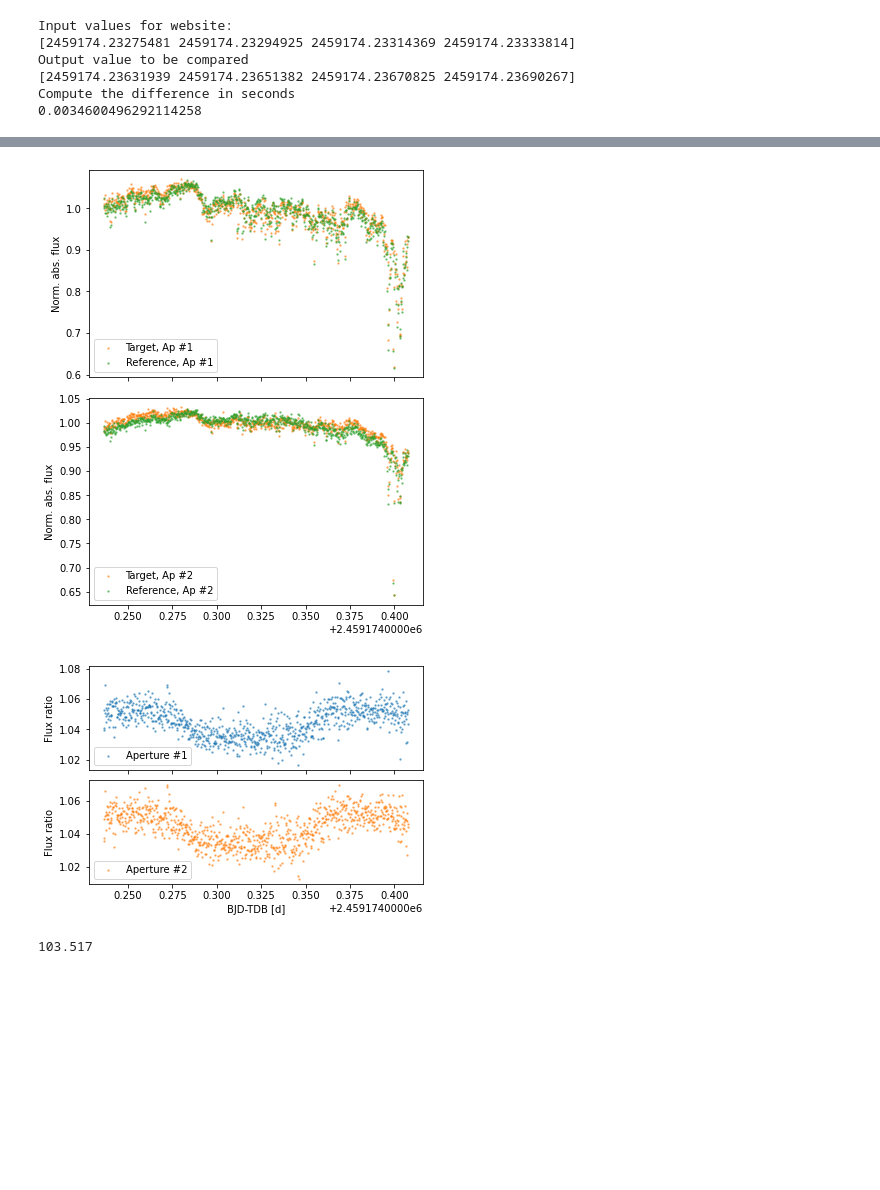
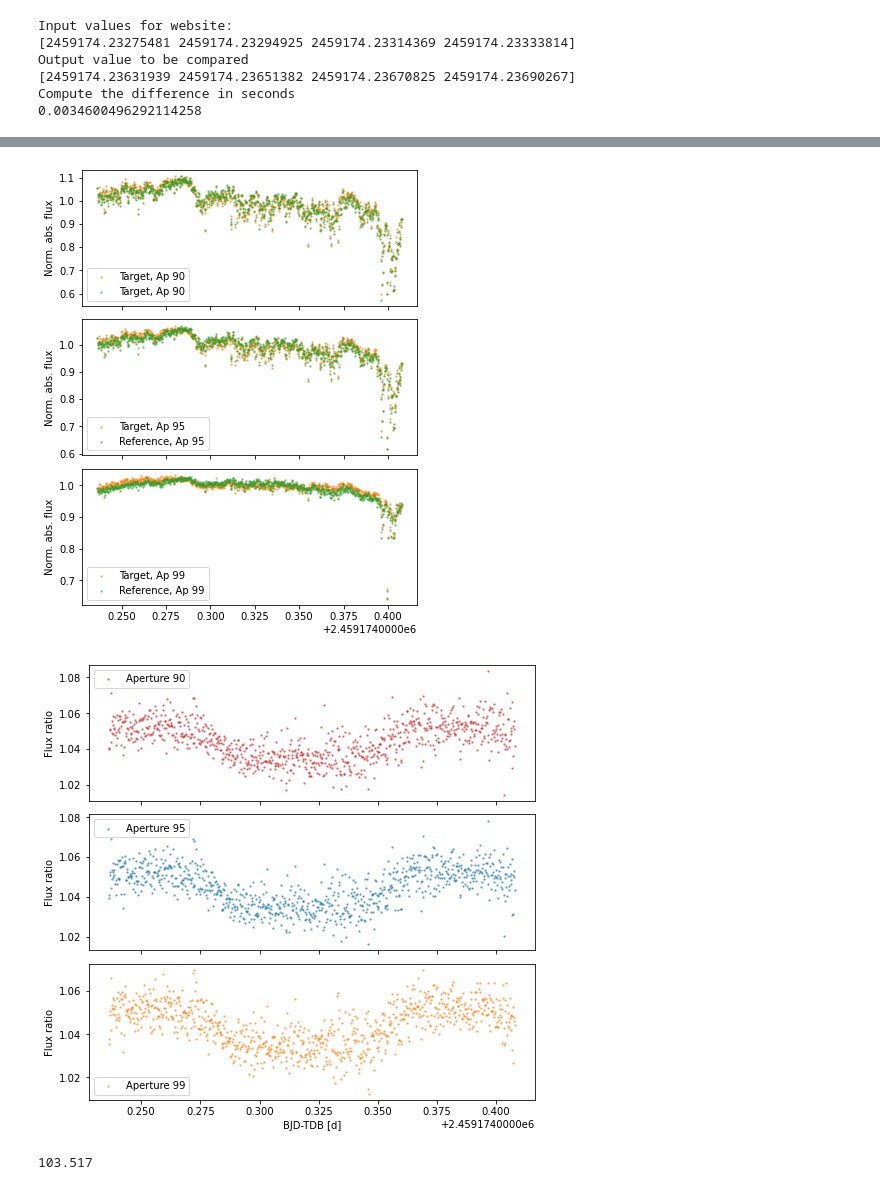
Before and after one commit to blackbianca/WASP-44-b, a Jupyter notebook: notebooks/TASTE analysis/TASTE 03 - analysis of sentinel output.ipynb, the cells around one changed output, grey strips where cells are left out. Drawn from its saved outputs; the diff is of its cells as text; code cells hidden in the pictures; blank space fills up the shorter version.

```diff
--- a/notebooks/TASTE analysis/TASTE 03 - analysis of sentinel output.ipynb
+++ b/notebooks/TASTE analysis/TASTE 03 - analysis of sentinel output.ipynb
@@ -6,6 +6,7 @@ import matplotlib.pyplot as plt
 # %%
 # read the output of aperture extraction
 sentinel_data = np.genfromtxt('sentinel_95_99.dat')
+sentinel_data2 = np.genfromtxt("sentinel_90_95.dat")
 
 # 0: nf         frame number
 # 1: name       filename
@@ -250,21 +271,24 @@ plt.show()
 
 
 #fig, (ax1,ax2,ax3) = plt.subplots(nrows=3, sharex=True, figsize=(6,8))
-fig, (ax1,ax2) = plt.subplots(nrows=2, sharex=True, figsize=(6,8))
+fig, (ax0,ax1,ax2) = plt.subplots(nrows=3, sharex=True, figsize=(6,8))
 # remove vertical gap between subplots
 plt.subplots_adjust(hspace=.1)
 
-ax1.scatter(bjd_tdb, sentinel_data[:,12]/np.median(sentinel_data[:,12]), c='C1', s=2, alpha=0.5, label='Target, Ap #1')
-ax1.scatter(bjd_tdb, sentinel_data[:,14]/np.median(sentinel_data[:,14]), c='C2', s=2, alpha=0.5, label='Reference, Ap #1')
+ax0.scatter(bjd_tdb, sentinel_data2[:,12]/np.median(sentinel_data2[:,12]), c='C1', s=2, alpha=0.5, label='Target, Ap 90')
+ax0.scatter(bjd_tdb, sentinel_data2[:,14]/np.median(sentinel_data2[:,14]), c='C2', s=2, alpha=0.5, label='Target, Ap 90')
 
-ax2.scatter(bjd_tdb, sentinel_data[:,13]/np.median(sentinel_data[:,13]), c='C1', s=2, alpha=0.5, label='Target, Ap #2')
-ax2.scatter(bjd_tdb, sentinel_data[:,15]/np.median(sentinel_data[:,15]), c='C2', s=2, alpha=0.5, label='Reference, Ap #2')
+ax1.scatter(bjd_tdb, sentinel_data[:,12]/np.median(sentinel_data[:,12]), c='C1', s=2, alpha=0.5, label='Target, Ap 95')
+ax1.scatter(bjd_tdb, sentinel_data[:,14]/np.median(sentinel_data[:,14]), c='C2', s=2, alpha=0.5, label='Reference, Ap 95')
+
+ax2.scatter(bjd_tdb, sentinel_data[:,13]/np.median(sentinel_data[:,13]), c='C1', s=2, alpha=0.5, label='Target, Ap 99')
+ax2.scatter(bjd_tdb, sentinel_data[:,15]/np.median(sentinel_data[:,15]), c='C2', s=2, alpha=0.5, label='Reference, Ap 99')
 
 
 #ax3.scatter(bjd_tdb, sentinel_data[:,16]/np.median(sentinel_data[:,16]), c='C3', s=2, alpha=0.5, label='Aperture #1')
 #ax3.scatter(bjd_tdb, sentinel_data[:,17]/np.median(sentinel_data[:,17])-0.05, c='C4', s=2, alpha=0.5, label='Aperture #2, shifted')
 
-
+ax0.set_ylabel('Norm. abs. flux')
 ax1.set_ylabel('Norm. abs. flux')
 ax2.set_ylabel('Norm. abs. flux')
 #ax3.set_ylabel('Norm. abs. flux')
@@ -275,11 +299,9 @@ ax2.set_ylabel('Norm. abs. flux')
 # mind the difference with plt.xlabel
 # use ax1 or ax2 depending on where do you want the labels
 #ax3.set_xlabel('BJD-TDB [d]')
-
-ax1.set_ylabel('Norm. abs. flux')
-ax2.set_ylabel('Norm. abs. flux')
 #ax3.set_ylabel('Variation [%]')
 
+ax0.legend()
 ax1.legend()
 ax2.legend()
 #ax3.legend()
@@ -288,7 +310,7 @@ plt.show()
 # the second aperture looks slightly better, less noisy
 # the difference between apertures is only evident with differential photometry
 # %% [output]
-[figure, old version]
+[figure, new version]
 # %%
 # Plot: ratio of target flux divided by the reference flux
 
@@ -299,38 +321,41 @@ plt.show()
 
 # Aperture #2
 # 13: a2
 # 15: r2
 # 17: lc2 = a2/r2
 
 # For a better comparison, we devided by the median
+median_aperture0 = np.median(sentinel_data2[:,16])
 median_aperture1 = np.median(sentinel_data[:,16])
 median_aperture2 = np.median(sentinel_data[:,17])
 
-fig, (ax1,ax2) = plt.subplots(nrows=2, sharex=True, figsize=(6,4))
+fig, (ax0,ax1,ax2) = plt.subplots(nrows=3, sharex=True, figsize=(8,8))
 # remove vertical gap between subplots
 plt.subplots_adjust(hspace=.1)
 
 #ax1.scatter(bjd_tdb, sentinel_data[:,16] / median_aperture1, c='C0', s=2, alpha=0.5, label='Aperture #1')
 #ax2.scatter(bjd_tdb, sentinel_data[:,17] / median_aperture2, c='C1', s=2, alpha=0.5, label='Aperture #2')
 
-
-ax1.scatter(bjd_tdb, sentinel_data[:,16] , c='C0', s=2, alpha=0.5, label='Aperture #1')
-ax2.scatter(bjd_tdb, sentinel_data[:,17] , c='C1', s=2, alpha=0.5, label='Aperture #2')
+ax0.scatter(bjd_tdb, sentinel_data2[:,16] , c='C3', s=2, alpha=0.5, label='Aperture 90')
+ax1.scatter(bjd_tdb, sentinel_data[:,16] , c='C0', s=2, alpha=0.5, label='Aperture 95')
+ax2.scatter(bjd_tdb, sentinel_data[:,17] , c='C1', s=2, alpha=0.5, label='Aperture 99')
 
 
 
 # mind the difference with plt.xlabel
 # use ax1 or ax2 depending on where do you want the labels
 ax2.set_xlabel('BJD-TDB [d]')
 
+ax0.set_ylabel('Flux ratio')
 ax1.set_ylabel('Flux ratio')
 ax2.set_ylabel('Flux ratio')
 
+ax0.legend()
 ax1.legend()
 ax2.legend()
 plt.show()
 # %% [output]
-[figure, old version]
+[figure, new version]
 # %%
 # Plot 1: Check if either the peak value of BOTH aperture is below the saturation level,
 # Plot 1: check if the reference star has a stable flux:
```
Also changed, not shown: parts of 10 cells of this notebook, 3 other files.
